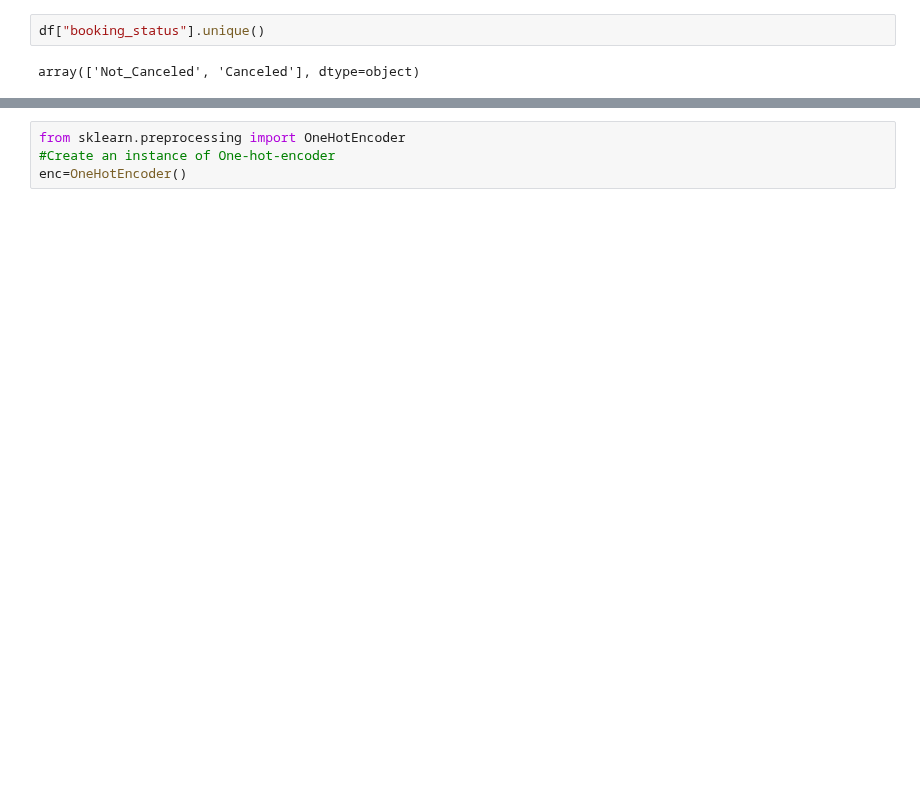
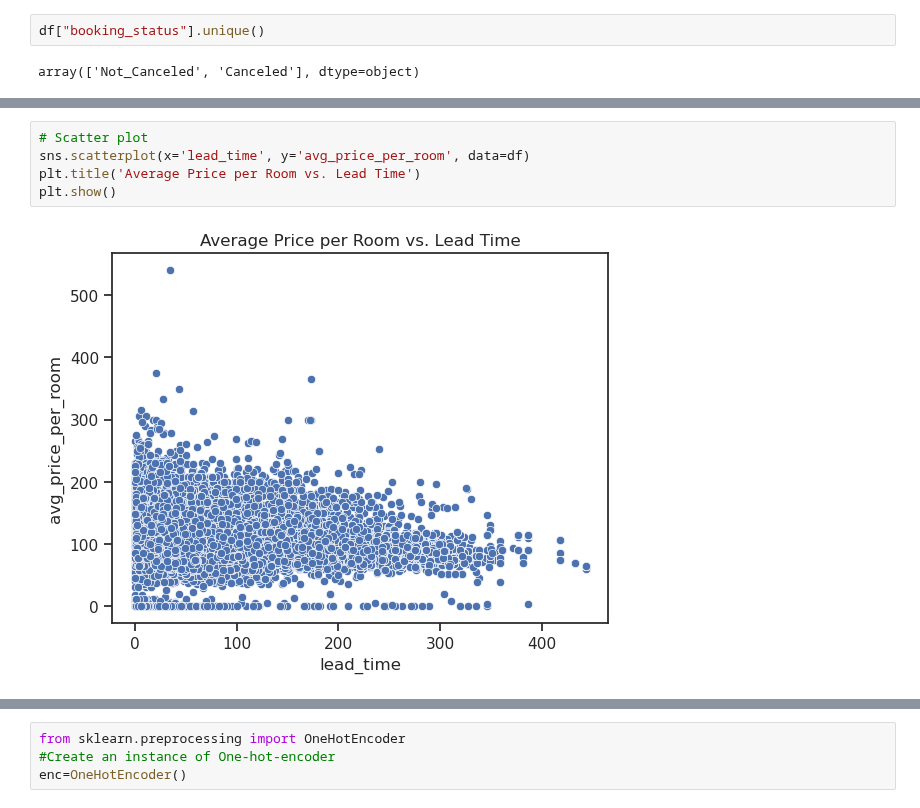
Before and after one commit to Harry262000/Kaggle--Notebooks, a Jupyter notebook: hotel-reservation-dataset.ipynb, the cells around one changed output, grey strips where cells are left out. Cells and saved outputs as stored; diff of their text form; blank space fills up the shorter version.

```diff
--- a/hotel-reservation-dataset.ipynb
+++ b/hotel-reservation-dataset.ipynb
@@ -271,0 +345,7 @@ array(['Not_Canceled', 'Canceled'], dtype=object)
+# %%
+# Scatter plot
+sns.scatterplot(x='lead_time', y='avg_price_per_room', data=df)
+plt.title('Average Price per Room vs. Lead Time')
+plt.show()
+# %% [output]
+[figure, added]
```
Also changed, not shown: parts of 47 cells of this notebook.
